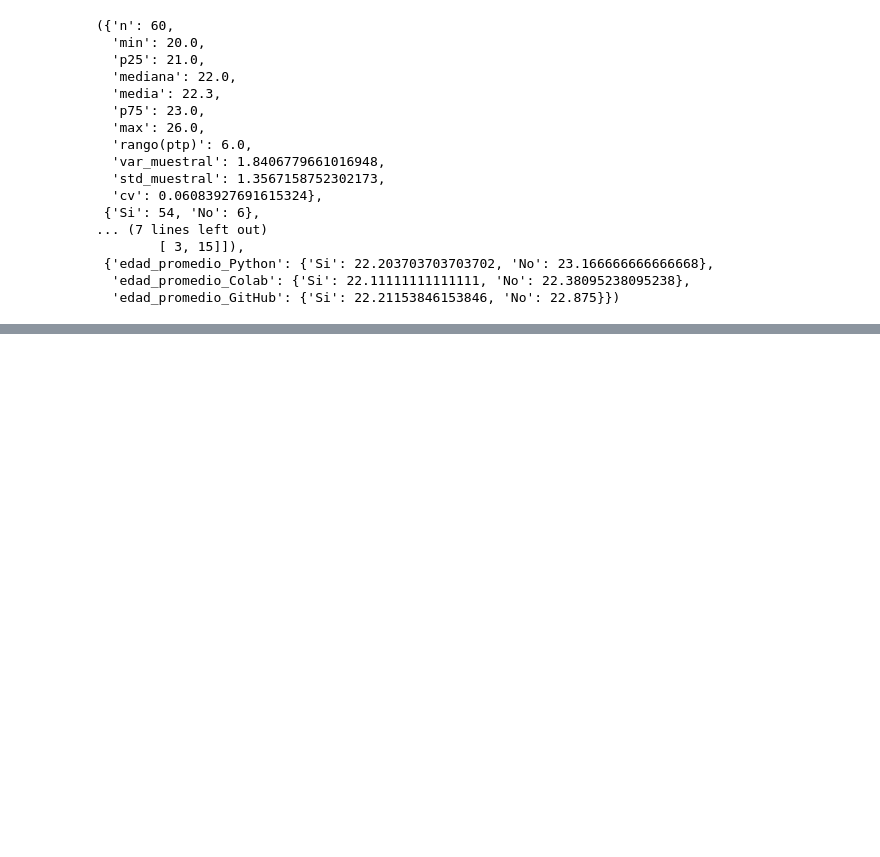
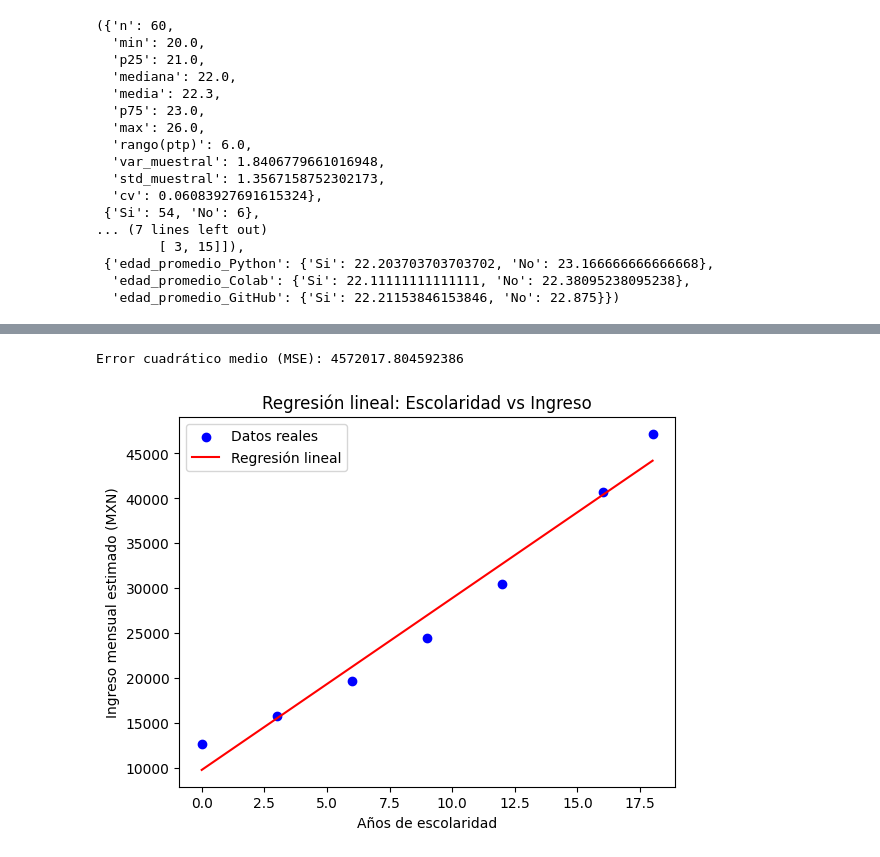
Before and after one commit to m00n07/mineria_de_datos, a Jupyter notebook: Mineria_de_datos.ipynb, the cells around one changed output, grey strips where cells are left out. Cells and saved outputs as stored; diff of their text form; code cells hidden in the pictures; blank space fills up the shorter version.

```diff
--- a/Mineria_de_datos.ipynb
+++ b/Mineria_de_datos.ipynb
@@ -791,0 +970,29 @@ summary_age, freq_python, freq_colab, freq_gh, tab_py_colab, tab_py_gh, tab_cola
+# %%
+import matplotlib.pyplot as plt
+
+# Grafica la línea del modelo de regresión lineal de sklearn junto con los datos originales.
+from sklearn.linear_model import LinearRegression
+from sklearn.metrics import mean_squared_error
+
+# Modelo de regresión lineal
+modelo = LinearRegression()
+modelo.fit(anios_escolaridad, ingreso_mensual_estimado_mx)
+
+# Predicciones
+y_pred = modelo.predict(anios_escolaridad)
+
+# Cálculo del MSE
+mse = mean_squared_error(ingreso_mensual_estimado_mx, y_pred)
+print("Error cuadrático medio (MSE):", mse)
+
+
+plt.scatter(anios_escolaridad, ingreso_mensual_estimado_mx, color="blue", label="Datos reales")
+plt.plot(anios_escolaridad, y_pred, color="red", label="Regresión lineal")
+plt.xlabel("Años de escolaridad")
+plt.ylabel("Ingreso mensual estimado (MXN)")
+plt.title("Regresión lineal: Escolaridad vs Ingreso")
+plt.legend()
+plt.show()
+# %% [output]
+Error cuadrático medio (MSE): 4572017.804592386
+[figure, added]
```
Also changed, not shown: parts of 19 cells of this notebook.
